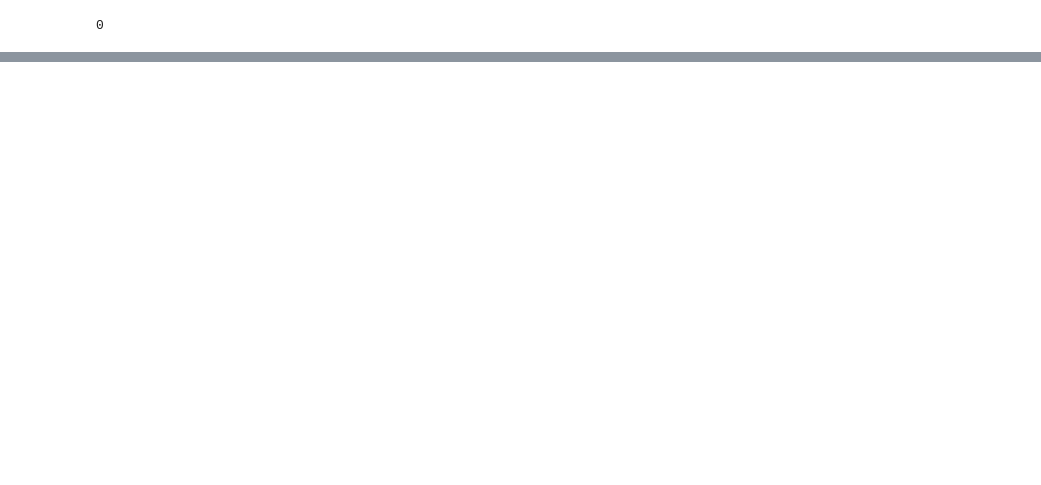
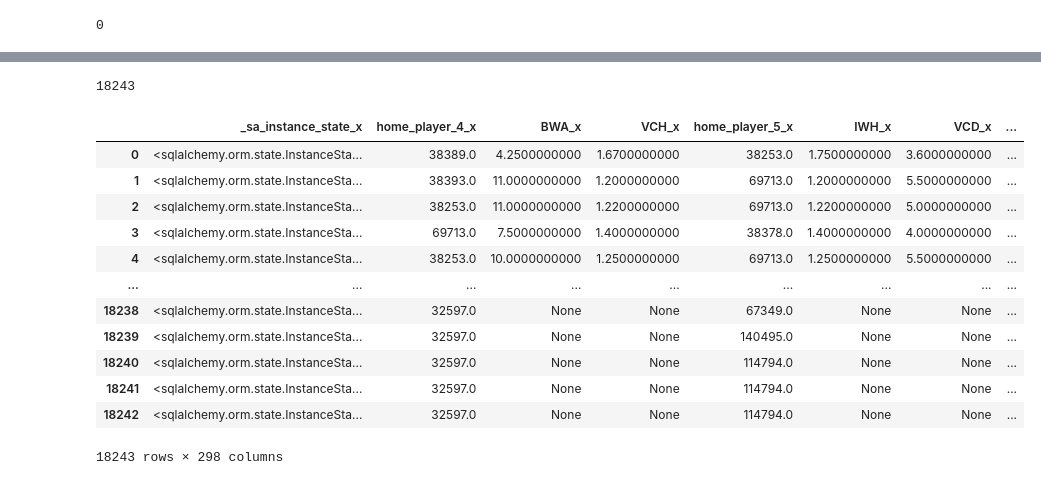
Before and after one commit to lstredler/Final-Frontier, a Jupyter notebook: Data_Processing/preprocess.ipynb, the cells around one changed output, grey strips where cells are left out. Drawn from its saved outputs; the diff is of its cells as text; code cells hidden in the pictures; blank space fills up the shorter version.

Commit message:
NOT CLEAN, but match_merge is complete, 18K rows

```diff
--- a/Data_Processing/preprocess.ipynb
+++ b/Data_Processing/preprocess.ipynb
@@ -353,0 +464,2 @@ CREATE TABLE "sqlite_sequence" (
+# %%
+merge_team_away = pd.merge(df_dict['Match'],team_merged,left_on=[away_team_api_id_MATCH,'YEAR'],right_on=['team_api_id_x','YEAR'])
@@ -353,0 +481,2 @@ CREATE TABLE "sqlite_sequence" (
+# %%
+merge_team_home = pd.merge(df_dict['Match'],team_merged,left_on=[home_team_api_id_MATCH,'YEAR'],right_on=['team_api_id_x','YEAR'])
@@ -353,0 +498,21 @@ CREATE TABLE "sqlite_sequence" (
+# %%
+match_merged = pd.merge(merge_team_home,merge_team_away,left_on=['id','YEAR'],right_on=['id','YEAR'],suffixes=('_HOME','_AWAY'))
+len(match_merged)
+# %% [output]
+18243
+# %%
+match_merged
+# %% [output]
+|  | _sa_instance_state_x | home_player_4_x | BWA_x | VCH_x | home_player_5_x | IWH_x | VCD_x | ... |
+| 0 | <sqlalchemy.orm.state.InstanceSta... | 38389.0 | 4.2500000000 | 1.6700000000 | 38253.0 | 1.7500000000 | 3.6000000000 | ... |
+| 1 | <sqlalchemy.orm.state.InstanceSta... | 38393.0 | 11.0000000000 | 1.2000000000 | 69713.0 | 1.2000000000 | 5.5000000000 | ... |
+| 2 | <sqlalchemy.orm.state.InstanceSta... | 38253.0 | 11.0000000000 | 1.2200000000 | 69713.0 | 1.2200000000 | 5.0000000000 | ... |
+| 3 | <sqlalchemy.orm.state.InstanceSta... | 69713.0 | 7.5000000000 | 1.4000000000 | 38378.0 | 1.4000000000 | 4.0000000000 | ... |
+| 4 | <sqlalchemy.orm.state.InstanceSta... | 38253.0 | 10.0000000000 | 1.2500000000 | 69713.0 | 1.2500000000 | 5.5000000000 | ... |
+| ... | ... | ... | ... | ... | ... | ... | ... | ... |
+| 18238 | <sqlalchemy.orm.state.InstanceSta... | 32597.0 | None | None | 67349.0 | None | None | ... |
+| 18239 | <sqlalchemy.orm.state.InstanceSta... | 32597.0 | None | None | 140495.0 | None | None | ... |
+| 18240 | <sqlalchemy.orm.state.InstanceSta... | 32597.0 | None | None | 114794.0 | None | None | ... |
+| 18241 | <sqlalchemy.orm.state.InstanceSta... | 32597.0 | None | None | 114794.0 | None | None | ... |
+| 18242 | <sqlalchemy.orm.state.InstanceSta... | 32597.0 | None | None | 114794.0 | None | None | ... |
+18243 rows × 298 columns
```
Also changed, not shown: parts of 29 cells of this notebook.
